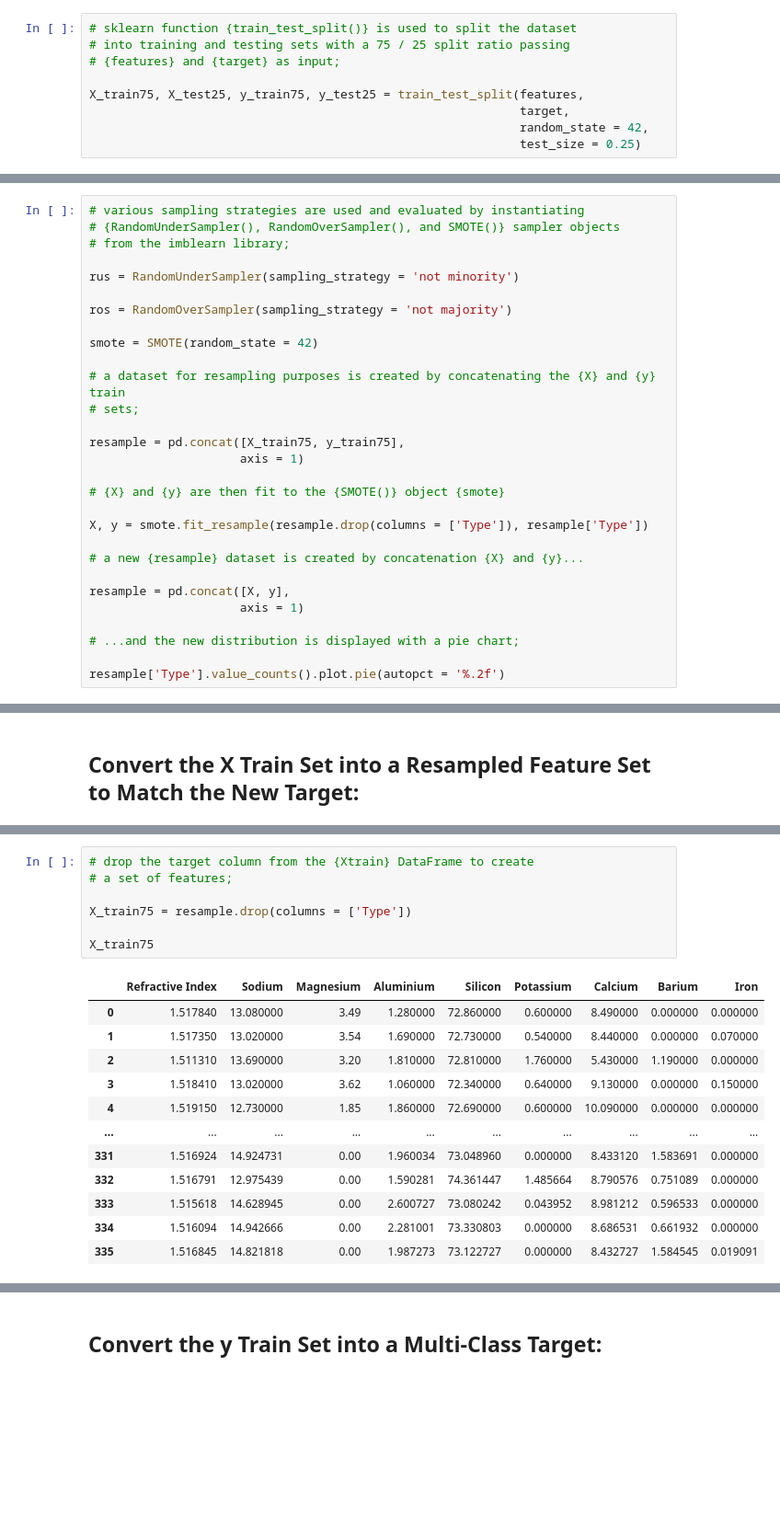
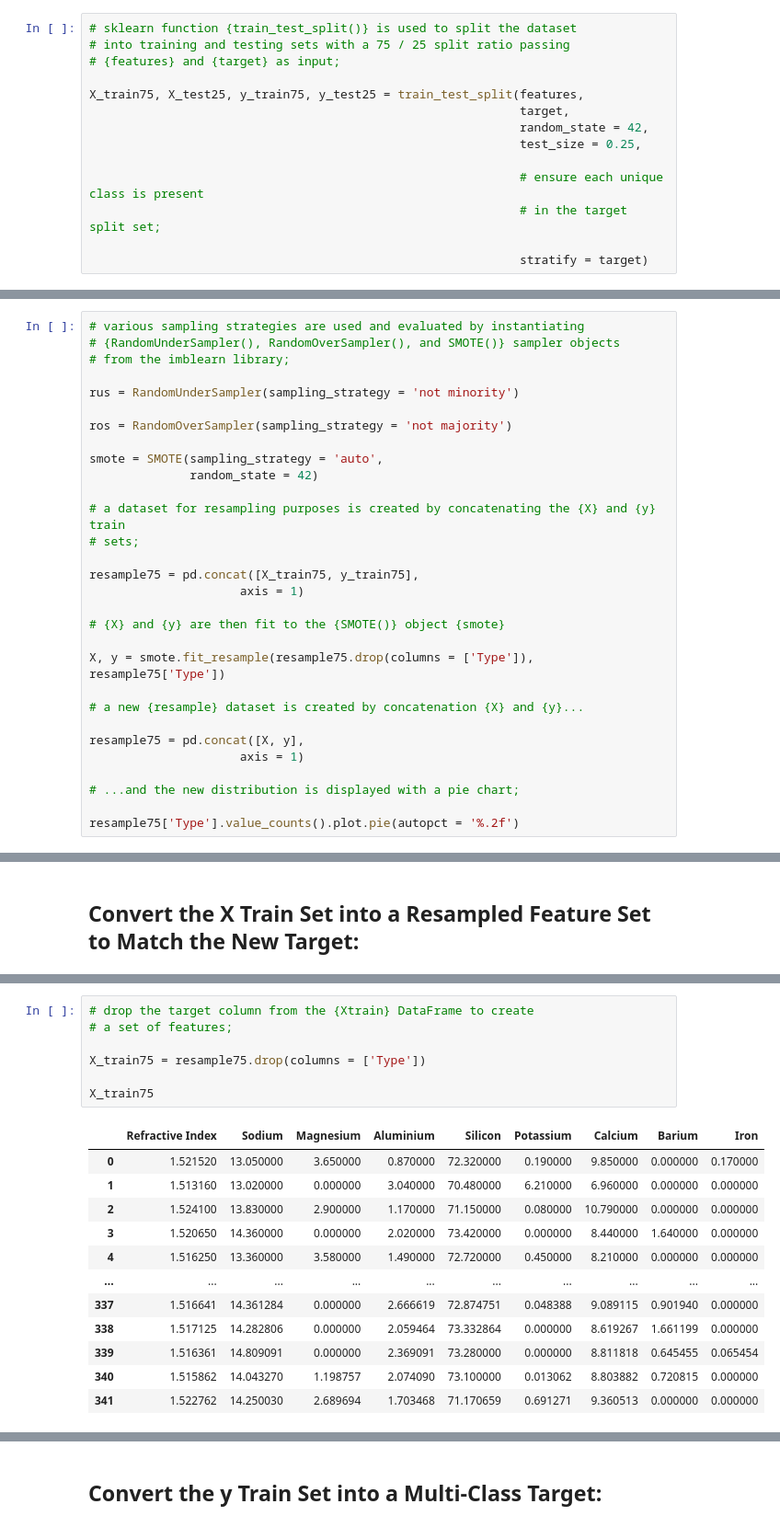
Before and after one commit to MatthewHealy02/AI-Programming-Assessments, a Jupyter notebook: Prog AI CA2 sba24213.ipynb, the cells around one changed output, grey strips where cells are left out. Shown at 92% size. Saved outputs shown, nothing was run; the diff lists cells and outputs as text; blank space fills up the shorter version.

```diff
--- a/Prog AI CA2 sba24213.ipynb
+++ b/Prog AI CA2 sba24213.ipynb
@@ -871,4 +952,9 @@ features
 X_train75, X_test25, y_train75, y_test25 = train_test_split(features,
                                                             target,
                                                             random_state = 42,
-                                                            test_size = 0.25)
+                                                            test_size = 0.25,
+
+                                                            # ensure each unique class is present
+                                                            # in the target split set;
+
+                                                            stratify = target)
@@ -951,26 +1188,27 @@ rus = RandomUnderSampler(sampling_strategy = 'not minority')
 
 ros = RandomOverSampler(sampling_strategy = 'not majority')
 
-smote = SMOTE(random_state = 42)
+smote = SMOTE(sampling_strategy = 'auto',
+              random_state = 42)
 
 # a dataset for resampling purposes is created by concatenating the {X} and {y} train
 # sets;
 
-resample = pd.concat([X_train75, y_train75],
+resample75 = pd.concat([X_train75, y_train75],
                      axis = 1)
 
 # {X} and {y} are then fit to the {SMOTE()} object {smote}
 
-X, y = smote.fit_resample(resample.drop(columns = ['Type']), resample['Type'])
+X, y = smote.fit_resample(resample75.drop(columns = ['Type']), resample75['Type'])
 
 # a new {resample} dataset is created by concatenation {X} and {y}...
 
-resample = pd.concat([X, y],
+resample75 = pd.concat([X, y],
                      axis = 1)
 
 # ...and the new distribution is displayed with a pie chart;
 
-resample['Type'].value_counts().plot.pie(autopct = '%.2f')
+resample75['Type'].value_counts().plot.pie(autopct = '%.2f')
 # %% [output]
 <Axes: ylabel='count'>
 [figure]
@@ -1047,20 +1339,20 @@ sns.heatmap(correlation_matrix,
 # %%
 # drop the target column from the {Xtrain} DataFrame to create
 # a set of features;
 
-X_train75 = resample.drop(columns = ['Type'])
+X_train75 = resample75.drop(columns = ['Type'])
 
 X_train75
 # %% [output]
 |  | Refractive Index | Sodium | Magnesium | Aluminium | Silicon | Potassium | Calcium | Barium | Iron |
-| 0 | 1.517840 | 13.080000 | 3.49 | 1.280000 | 72.860000 | 0.600000 | 8.490000 | 0.000000 | 0.000000 |
-| 1 | 1.517350 | 13.020000 | 3.54 | 1.690000 | 72.730000 | 0.540000 | 8.440000 | 0.000000 | 0.070000 |
-| 2 | 1.511310 | 13.690000 | 3.20 | 1.810000 | 72.810000 | 1.760000 | 5.430000 | 1.190000 | 0.000000 |
-| 3 | 1.518410 | 13.020000 | 3.62 | 1.060000 | 72.340000 | 0.640000 | 9.130000 | 0.000000 | 0.150000 |
-| 4 | 1.519150 | 12.730000 | 1.85 | 1.860000 | 72.690000 | 0.600000 | 10.090000 | 0.000000 | 0.000000 |
+| 0 | 1.521520 | 13.050000 | 3.650000 | 0.870000 | 72.320000 | 0.190000 | 9.850000 | 0.000000 | 0.170000 |
+| 1 | 1.513160 | 13.020000 | 0.000000 | 3.040000 | 70.480000 | 6.210000 | 6.960000 | 0.000000 | 0.000000 |
+| 2 | 1.524100 | 13.830000 | 2.900000 | 1.170000 | 71.150000 | 0.080000 | 10.790000 | 0.000000 | 0.000000 |
+| 3 | 1.520650 | 14.360000 | 0.000000 | 2.020000 | 73.420000 | 0.000000 | 8.440000 | 1.640000 | 0.000000 |
+| 4 | 1.516250 | 13.360000 | 3.580000 | 1.490000 | 72.720000 | 0.450000 | 8.210000 | 0.000000 | 0.000000 |
 | ... | ... | ... | ... | ... | ... | ... | ... | ... | ... |
-| 331 | 1.516924 | 14.924731 | 0.00 | 1.960034 | 73.048960 | 0.000000 | 8.433120 | 1.583691 | 0.000000 |
-| 332 | 1.516791 | 12.975439 | 0.00 | 1.590281 | 74.361447 | 1.485664 | 8.790576 | 0.751089 | 0.000000 |
-| 333 | 1.515618 | 14.628945 | 0.00 | 2.600727 | 73.080242 | 0.043952 | 8.981212 | 0.596533 | 0.000000 |
-| 334 | 1.516094 | 14.942666 | 0.00 | 2.281001 | 73.330803 | 0.000000 | 8.686531 | 0.661932 | 0.000000 |
-| 335 | 1.516845 | 14.821818 | 0.00 | 1.987273 | 73.122727 | 0.000000 | 8.432727 | 1.584545 | 0.019091 |
+| 337 | 1.516641 | 14.361284 | 0.000000 | 2.666619 | 72.874751 | 0.048388 | 9.089115 | 0.901940 | 0.000000 |
+| 338 | 1.517125 | 14.282806 | 0.000000 | 2.059464 | 73.332864 | 0.000000 | 8.619267 | 1.661199 | 0.000000 |
+| 339 | 1.516361 | 14.809091 | 0.000000 | 2.369091 | 73.280000 | 0.000000 | 8.811818 | 0.645455 | 0.065454 |
+| 340 | 1.515862 | 14.043270 | 1.198757 | 2.074090 | 73.100000 | 0.013062 | 8.803882 | 0.720815 | 0.000000 |
+| 341 | 1.522762 | 14.250030 | 2.689694 | 1.703468 | 71.170659 | 0.691271 | 9.360513 | 0.000000 | 0.000000 |
```
Also changed, not shown: parts of 201 cells of this notebook.
